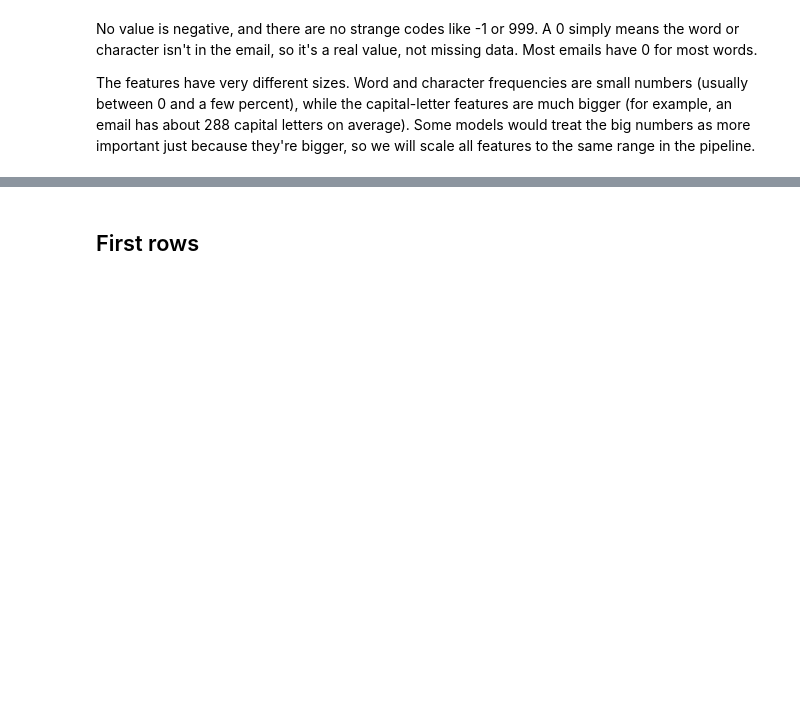
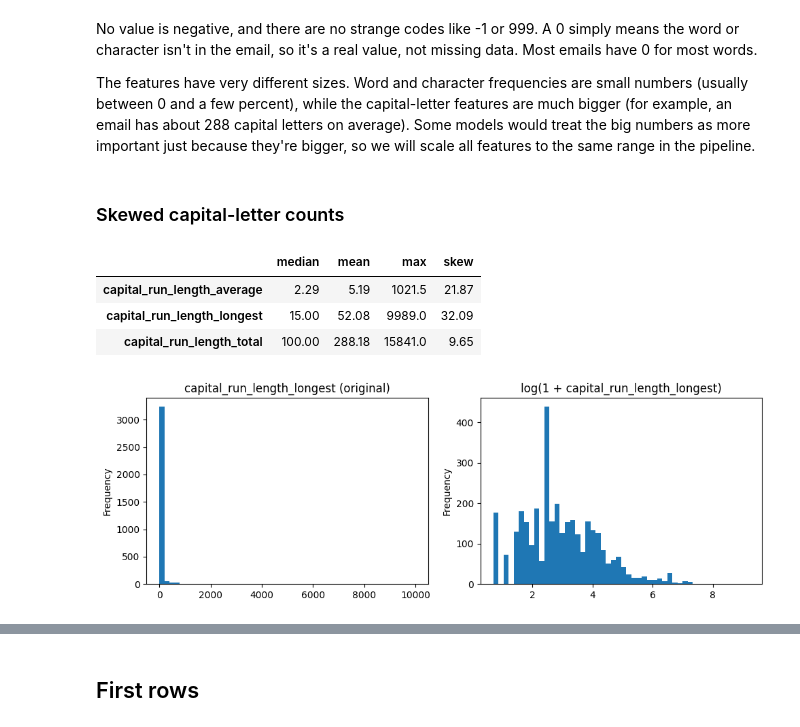
Before and after one commit to alajemba-vik/spamjam, a Jupyter notebook: notebooks/data_exploration.ipynb, the cells around one changed output, grey strips where cells are left out. Saved outputs shown, nothing was run; the diff lists cells and outputs as text; code cells hidden in the pictures; blank space fills up the shorter version.

```diff
--- a/notebooks/data_exploration.ipynb
+++ b/notebooks/data_exploration.ipynb
@@ -103,3 +103,22 @@ train_df.describe()
 No value is negative, and there are no strange codes like -1 or 999. A 0 simply means the word or character isn't in the email, so it's a real value, not missing data. Most emails have 0 for most words.
 
 The features have very different sizes. Word and character frequencies are small numbers (usually between 0 and a few percent), while the capital-letter features are much bigger (for example, an email has about 288 capital letters on average). Some models would treat the big numbers as more important just because they're bigger, so we will scale all features to the same range in the pipeline.
+# %% [markdown]
+### Skewed capital-letter counts
+# %%
+capital_cols = [c for c in train_df.columns if c.startswith("capital_run_length_")]
+train_df[capital_cols].agg(["median", "mean", "max", "skew"]).T.round(2)
+# %% [output]
+|  | median | mean | max | skew |
+| capital_run_length_average | 2.29 | 5.19 | 1021.5 | 21.87 |
+| capital_run_length_longest | 15.00 | 52.08 | 9989.0 | 32.09 |
+| capital_run_length_total | 100.00 | 288.18 | 15841.0 | 9.65 |
+# %%
+col = "capital_run_length_longest"
+fig, axes = plt.subplots(1, 2, figsize=(10, 3.5))
+train_df[col].plot.hist(bins=50, ax=axes[0], title=f"{col} (original)")
+np.log1p(train_df[col]).plot.hist(bins=50, ax=axes[1], title=f"log(1 + {col})")
+plt.tight_layout()
+plt.show()
+# %% [output]
+[figure, added]
```
Also changed, not shown: parts of 11 cells of this notebook, 11 other files.
